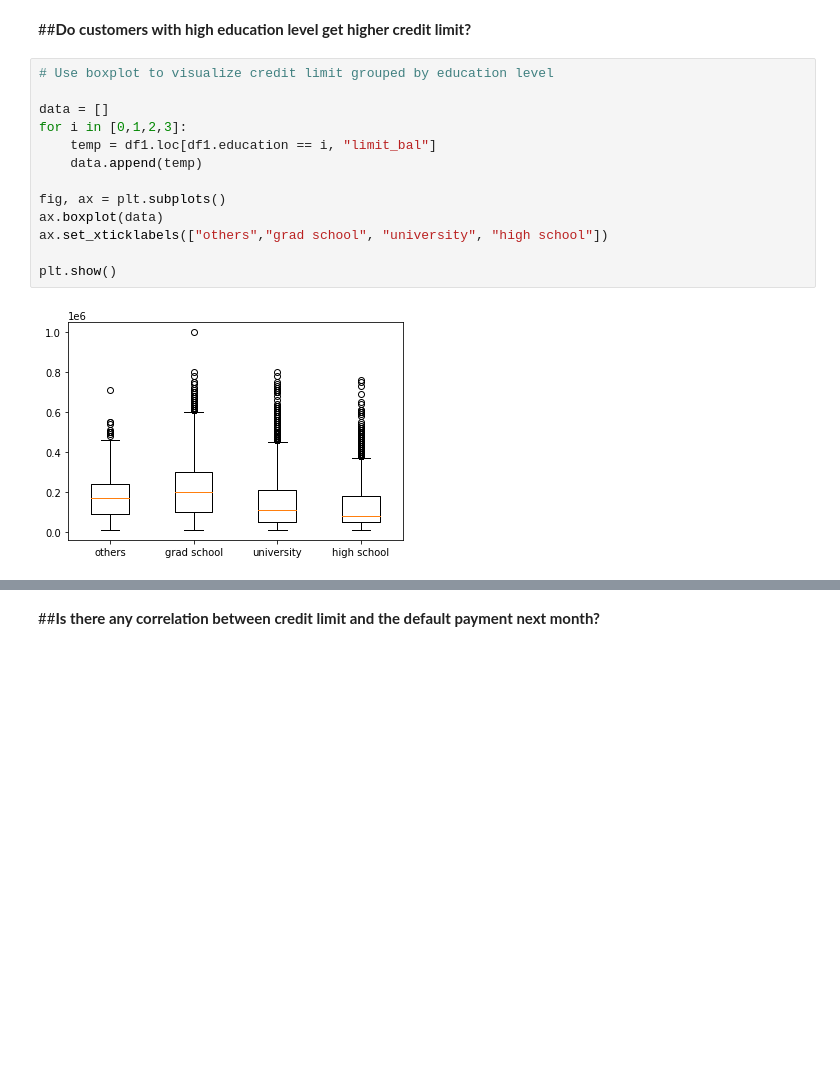
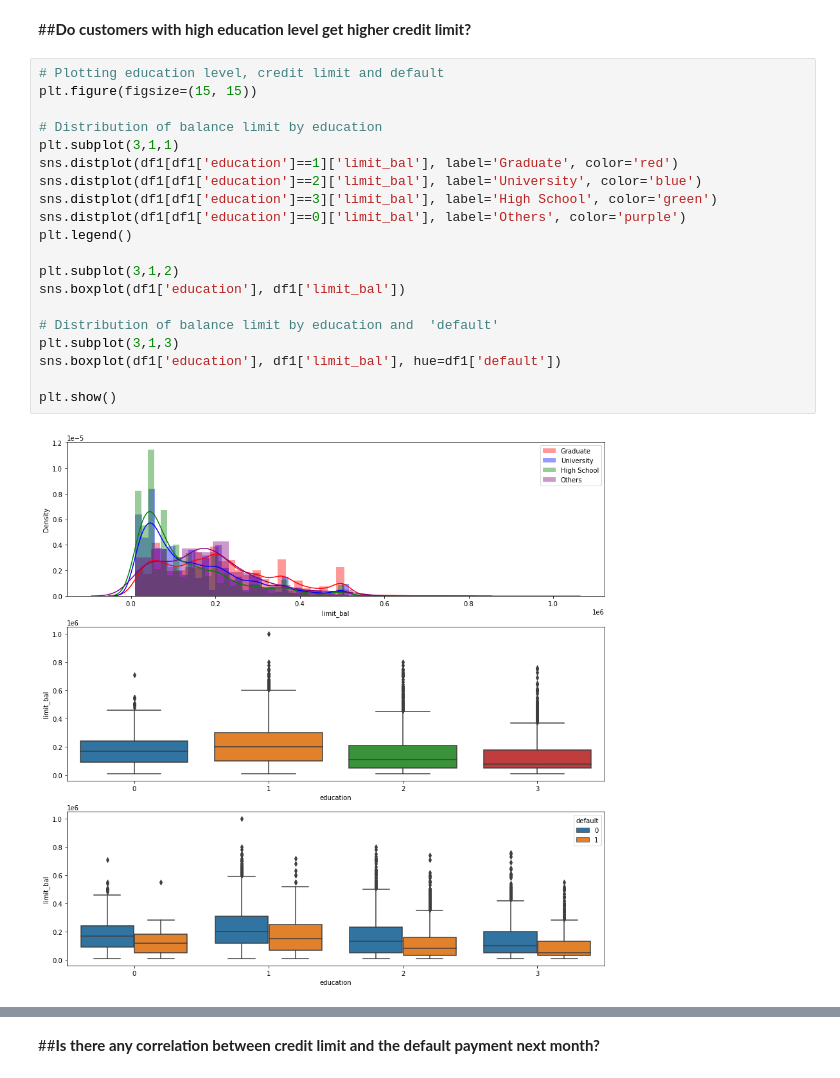
Before and after one commit to iamNirmeshGupta/Credit-Card-Default-Prediction, a Jupyter notebook: Credit_Card_Default_Prediction_Nirmesh_Gupta_Individual_Notebook.ipynb, the cells around one changed output, grey strips where cells are left out. Saved outputs shown, nothing was run; the diff lists cells and outputs as text; blank space fills up the shorter version.

```diff
--- a/Credit_Card_Default_Prediction_Nirmesh_Gupta_Individual_Notebook.ipynb
+++ b/Credit_Card_Default_Prediction_Nirmesh_Gupta_Individual_Notebook.ipynb
@@ -536,18 +536,25 @@ age_ = compare_default_across_features(df1, 'age', {0:'20s',1:'30s',2:'40s',3:'5
 **We can see that default proportion is lowest for people in their 30s and then steadily rises with age.**
 # %% [markdown]
 ##**Do customers with high education level get higher credit limit?**
-# %%
-# Use boxplot to visualize credit limit grouped by education level
-
-data = []
-for i in [0,1,2,3]:
-    temp = df1.loc[df1.education == i, "limit_bal"]
-    data.append(temp)
-
-fig, ax = plt.subplots()
-ax.boxplot(data)
-ax.set_xticklabels(["others","grad school", "university", "high school"])
-
-plt.show()
-# %% [output]
-[figure, removed]
+# %%
+# Plotting education level, credit limit and default
+plt.figure(figsize=(15, 15))
+
+# Distribution of balance limit by education
+plt.subplot(3,1,1)
+sns.distplot(df1[df1['education']==1]['limit_bal'], label='Graduate', color='red')
+sns.distplot(df1[df1['education']==2]['limit_bal'], label='University', color='blue')
+sns.distplot(df1[df1['education']==3]['limit_bal'], label='High School', color='green')
+sns.distplot(df1[df1['education']==0]['limit_bal'], label='Others', color='purple')
+plt.legend()
+
+plt.subplot(3,1,2)
+sns.boxplot(df1['education'], df1['limit_bal'])
+
+# Distribution of balance limit by education and  'default'
+plt.subplot(3,1,3)
+sns.boxplot(df1['education'], df1['limit_bal'], hue=df1['default'])
+
+plt.show()
+# %% [output]
+[figure, added]
```
Also changed, not shown: parts of 7 cells of this notebook.
